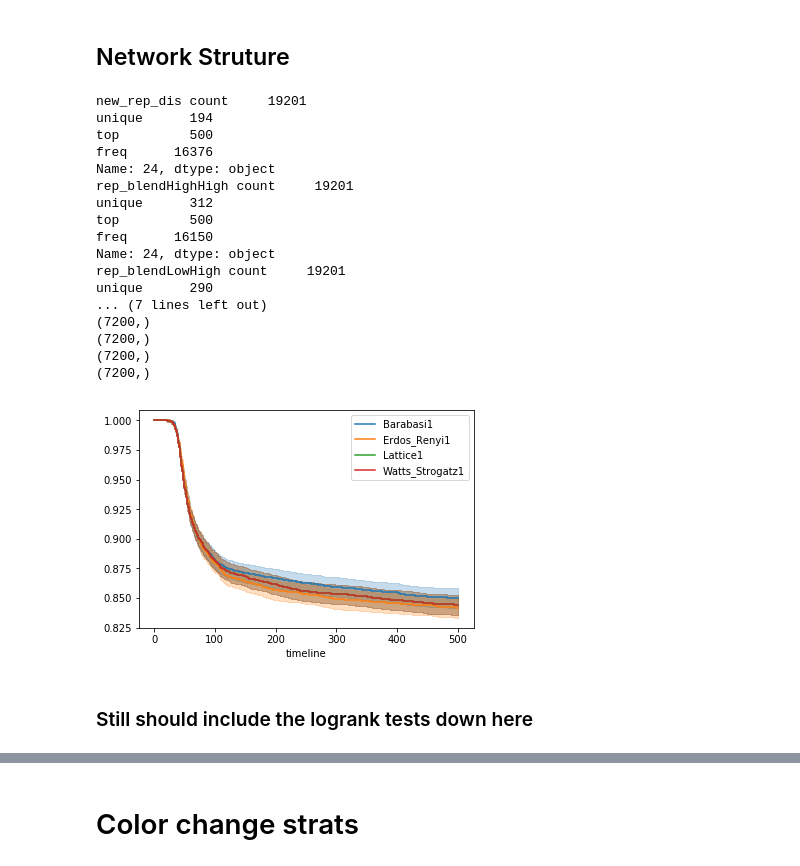
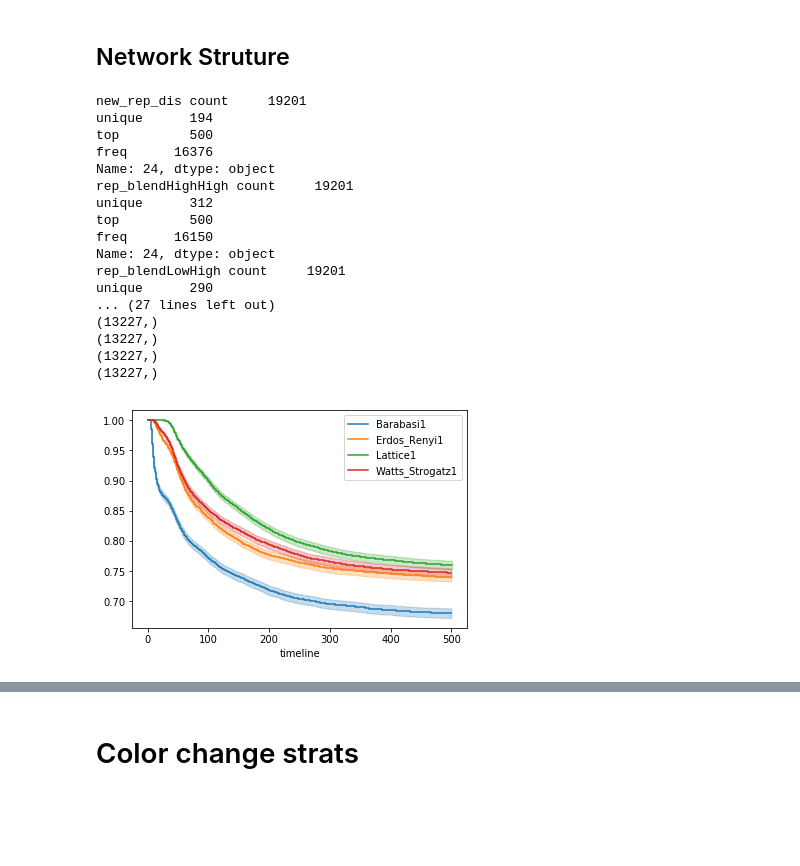
Before and after one commit to nicholson2208/mmss-thesis, a Jupyter notebook: SurvivalAnalysis.ipynb, the cells around one changed output, grey strips where cells are left out. Drawn from its saved outputs; the diff is of its cells as text; code cells hidden in the pictures; blank space fills up the shorter version.

```diff
--- a/SurvivalAnalysis.ipynb
+++ b/SurvivalAnalysis.ipynb
@@ -22,7 +22,8 @@ e_durations = np.array([])
 l_durations = np.array([])
 w_durations = np.array([])
 
-for exp_name in ["new_rep_dis", "rep_blendHighHigh", "rep_blendLowHigh"]:  # obvi missing some of the data.
+for exp_name in ["new_rep_dis", "rep_blendHighHigh", "rep_blendLowHigh", "fixed_dis",
+                 "fixed_blend", "random_blend", "random_dis"]:  # obvi missing some of the data.
 
     if not os.path.isfile("./BehaviorSpace_output/cleaned_" + exp_name + "-spreadsheet.csv"):
         with open("./BehaviorSpace_output/dynamic_network " + exp_name + "-spreadsheet.csv", 'rb') as infile:
@@ -45,7 +46,7 @@ for exp_name in ["new_rep_dis", "rep_blendHighHigh", "rep_blendLowHigh"]:  # obv
             e_durations = np.append(e_durations, int(df.iloc[24, ii]))
         elif network == "Lattice1":
             l_durations = np.append(l_durations, int(df.iloc[24, ii]))
-        elif network == "Watts_Strogratz1":
+        elif network == "Watts_Strogatz1":
             w_durations = np.append(w_durations, int(df.iloc[24, ii]))
 
 
@@ -59,39 +60,39 @@ for network in ["Barabasi1", "Erdos_Renyi1", "Lattice1", "Watts_Strogatz1"]:
     if network == "Barabasi1":
         durations = b_durations
     elif network == "Erdos_Renyi1":
         durations = e_durations
     elif network == "Lattice1":
         durations = l_durations
-    elif network == "Watts_Strogratz1":
+    elif network == "Watts_Strogatz1":
         durations = w_durations
 
     deaths = np.where(durations >= 500, 0, 1)
 
     print(durations.shape)
     print(deaths.shape)
 
     kmf = KaplanMeierFitter()
 
+
+
     kmf.fit(durations, event_observed=deaths, label = network)
     kmf.plot(ax=ax)
 # %% [output]
 new_rep_dis count     19201
 unique      194
 top         500
 freq      16376
 Name: 24, dtype: object
 rep_blendHighHigh count     19201
 unique      312
 top         500
 freq      16150
 Name: 24, dtype: object
 rep_blendLowHigh count     19201
 unique      290
-... (7 lines left out)
-(7200,)
-(7200,)
-(7200,)
-(7200,)
+... (27 lines left out)
+(13227,)
+(13227,)
+(13227,)
+(13227,)
-[figure, old version]
+[figure, new version]
-# %% [markdown]
-### Still should include the logrank tests down here
```
Also changed, not shown: parts of 4 cells of this notebook, 4 other files.
